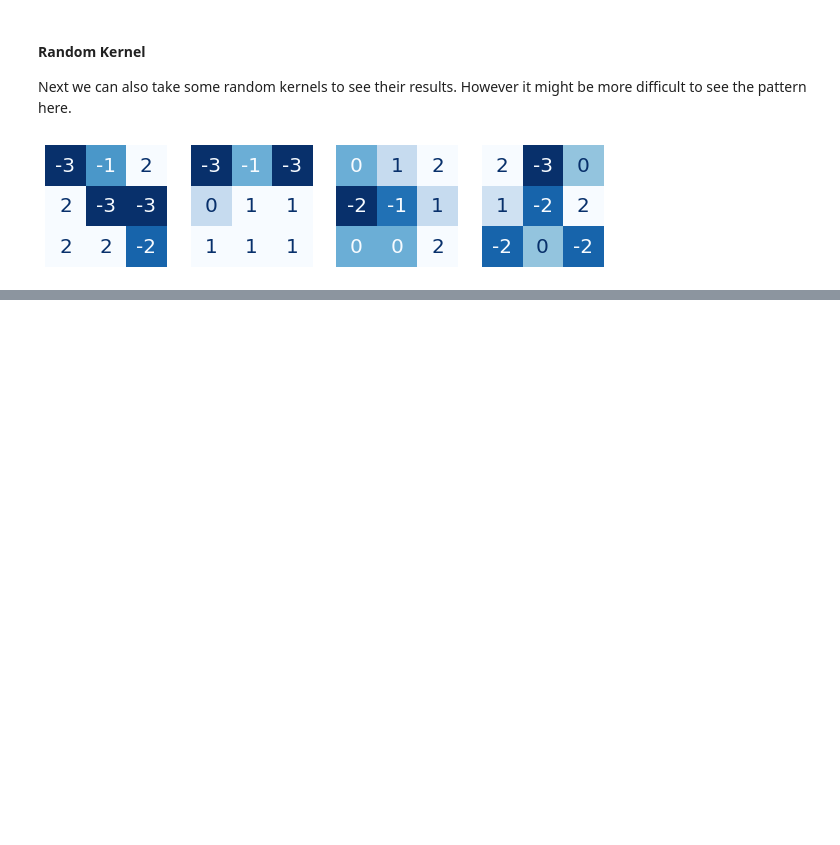
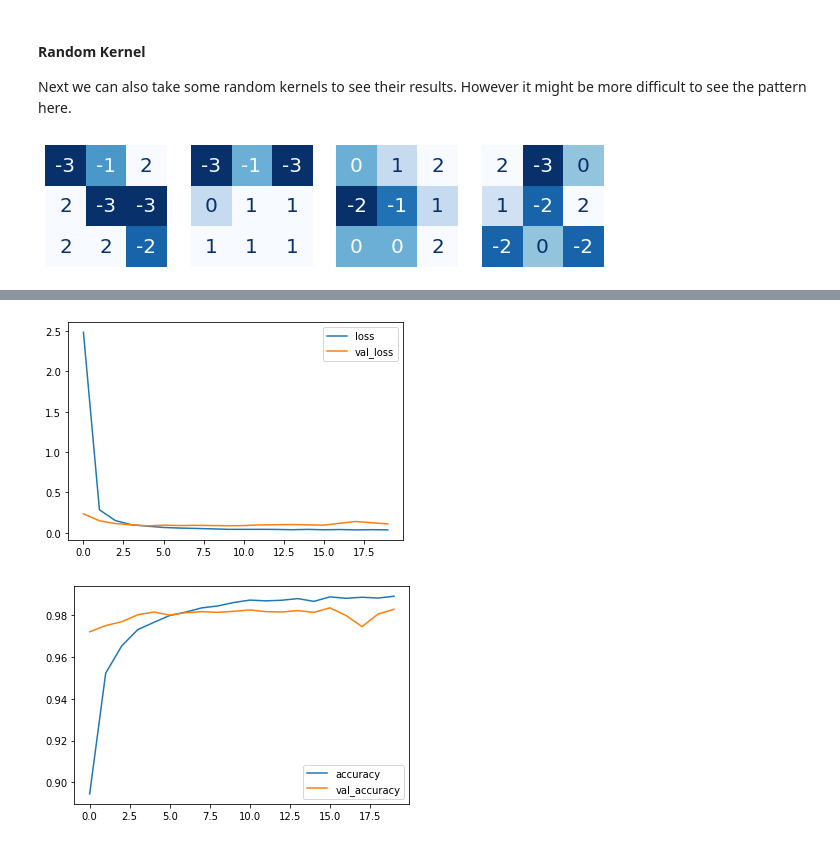
Before and after one commit to maxzirps/mnist, a Jupyter notebook: MNIST.ipynb, the cells around one changed output, grey strips where cells are left out. Drawn from its saved outputs; the diff is of its cells as text; code cells hidden in the pictures; blank space fills up the shorter version.

```diff
--- a/MNIST.ipynb
+++ b/MNIST.ipynb
@@ -141,0 +269,15 @@ model = keras.Sequential([
+# %%
+model = keras.Sequential(
+    [
+      layers.Conv2D(32, kernel_size=(3, 3), input_shape=input_shape, activation="relu"),
+      layers.Flatten(),
+      layers.Dropout(0.5),
+      layers.Dense(num_classes, activation="softmax"),
+    ]
+)
+
+model.compile(loss="categorical_crossentropy", optimizer="adam", metrics=["accuracy"])
+
+history = model.fit(x_train, y_train, batch_size=batch_size, epochs=epochs, validation_split=0.1)
+
+score = model.evaluate(x_test, y_test, verbose=0)
@@ -141,0 +302,7 @@ model = keras.Sequential([
+# %%
+history_frame = pd.DataFrame(history.history)
+history_frame.loc[:, ['loss', 'val_loss']].plot()
+history_frame.loc[:, ['accuracy', 'val_accuracy']].plot();
+# %% [output]
+[figure, added]
+[figure, added]
```
Also changed, not shown: parts of 22 cells of this notebook.
